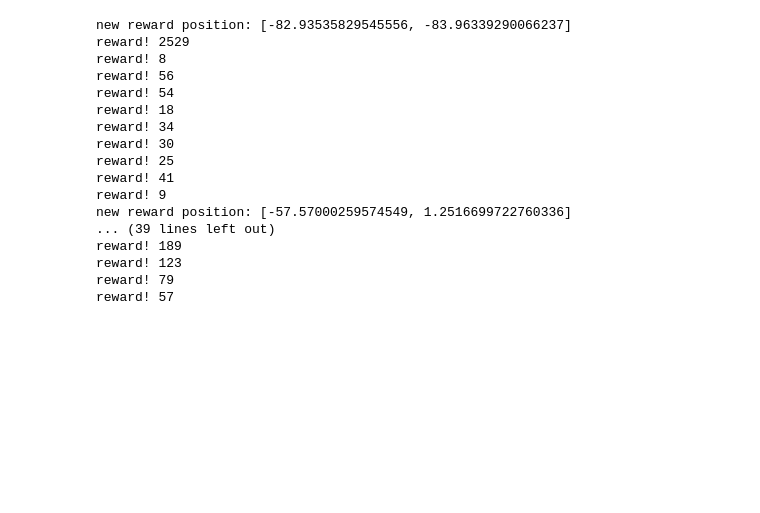
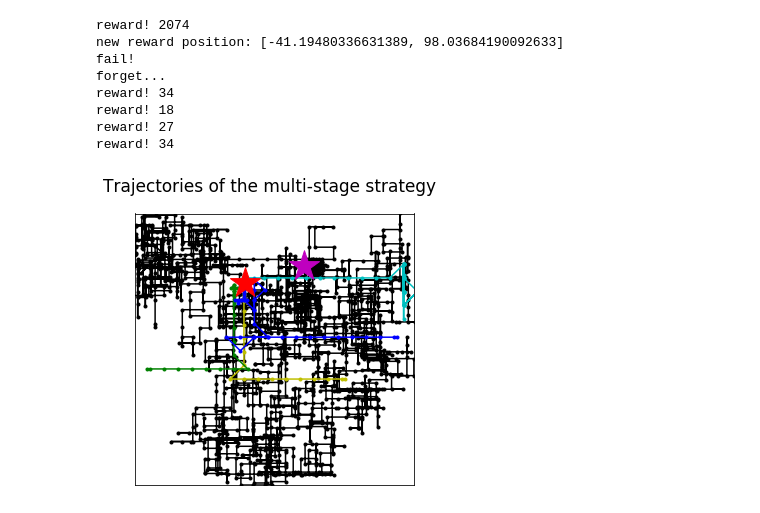
Before and after one commit to lee30sonia/ASRL, a Jupyter notebook: strategiesQuick.ipynb, the cells around one changed output. Drawn from its saved outputs; the diff is of its cells as text; code cells hidden in the pictures; blank space fills up the shorter version.

```diff
--- a/strategiesQuick.ipynb
+++ b/strategiesQuick.ipynb
@@ -312,8 +326,8 @@ def exploitation(MPCpop, gc, rewardPos, tolerance, initPos, nMoves=100):
 ''' forgetting & re-searching '''
 
 # simple multi-stage strategy
-def ratGo(MPCpop, gc, rewardPos, tolerance, initPos):
-    if not exploitation(MPCpop, gc, rewardPos, tolerance, initPos, nMoves=150):
+def ratGo(MPCpop, gc, rewardPos, tolerance, initPos, iExp=0):
+    if not exploitation(MPCpop, gc, rewardPos, tolerance, initPos, nMoves=150, iExp=iExp):
         # if failed to find the reward in nMoves, the rat believes the reward position has changed
         print("forget...")
         gc.forget()
@@ -322,7 +336,7 @@ def ratGo(MPCpop, gc, rewardPos, tolerance, initPos):
         #print(gc.gc_max)
         #traj, activity = simulate_plot([gc.responseFunc(MPCpop)], plot_range, 5000, bin_length=40, fig_size=[5,5])
 
-def unifiedStrategy(MPCpop, gc, rewardPos, tolerance, initPos):
+def unifiedStrategy(MPCpop, gc, rewardPos, tolerance, initPos, iExp=0):
     rewarded = False
     gc.data = []
     # initial position & responses
@@ -345,15 +359,15 @@ def unifiedStrategy(MPCpop, gc, rewardPos, tolerance, initPos):
         ori_pos = pos
 
         if random.random() < p:
-            pos, direction = randMove(pos, avoidWall=True, speed=random.randint(5,20))
+            pos, direction = randMove(pos, avoidWall=True, speed=random.randint(10,30))
         else:
-            if gc_activity < threshold_high or len(gc.data) < 3:
-                if gc_activity < threshold_low:
+            if gc_activity <= threshold_high or len(gc.data) < 3:
+                if gc_activity <= threshold_low:
                     #sys.stdout.write("fast ")
-                    speed = 15
+                    speed = 20#15
                 else:
                     #sys.stdout.write("medium ")
-                    speed = 8
+                    speed = 15#8
 
                 ##### far away -- random walk or follow gradient? #####
 
@@ -394,36 +408,39 @@ def unifiedStrategy(MPCpop, gc, rewardPos, tolerance, initPos):
         if len(traj) > 5000:
             print("fail!")
             break
-    #plot_traj(np.array(traj))
+    plot_traj(np.array(traj), iExp=iExp)
 # %%
-nExps = 5 # number of changing reward position
-nTrails = 10 # number of testing of the same reward position
+nExps = 1 # number of changing reward position
+nTrails = 5 # number of testing of the same reward position
 
 tolerance = 10
+gc.w = np.zeros(gc.nPC)
+gc.gc_max = 0
+rewardPos = randPos([[-130, 130], [-130, 130]])
+unifiedStrategy(MPCpop, gc, rewardPos, tolerance, randPos(env_range), iExp=-1)
+plt.scatter(rewardPos[0], rewardPos[1], s=1000, c='m', marker='*', zorder=10)
+
 for exp in range(nExps):
     rewardPos = randPos([[-130, 130], [-130, 130]])
     print("new reward position:", rewardPos)
     for trial in range(nTrails):
-        unifiedStrategy(MPCpop, gc, rewardPos, tolerance, randPos(env_range))
-        #ratGo(MPCpop, gc, rewardPos, tolerance, randPos(env_range))
+        #unifiedStrategy(MPCpop, gc, rewardPos, tolerance, randPos(env_range), iExp=trial)
+        ratGo(MPCpop, gc, rewardPos, tolerance, randPos(env_range), iExp=trial)
+    plt.scatter(rewardPos[0], rewardPos[1], s=1000, c='r', marker='*', zorder=10)
+#plt.show();
+plt.suptitle('Trajectories of the multi-stage strategy', fontsize=17);
+plt.gcf().set_size_inches(5,5)
+plt.savefig('../multi.png', dpi=200)
 # %% [output]
-new reward position: [-82.93535829545556, -83.96339290066237]
-reward! 2529
-reward! 8
-reward! 56
-reward! 54
+reward! 2074
+new reward position: [-41.19480336631389, 98.03684190092633]
+fail!
+forget...
+reward! 34
 reward! 18
+reward! 27
 reward! 34
-reward! 30
-reward! 25
-reward! 41
-reward! 9
-new reward position: [-57.57000259574549, 1.2516699722760336]
-... (39 lines left out)
-reward! 189
-reward! 123
-reward! 79
-reward! 57
+[figure, added]
 # %%
 '''
 Questions:
```
Also changed, not shown: parts of 5 cells of this notebook, 10 other files.
